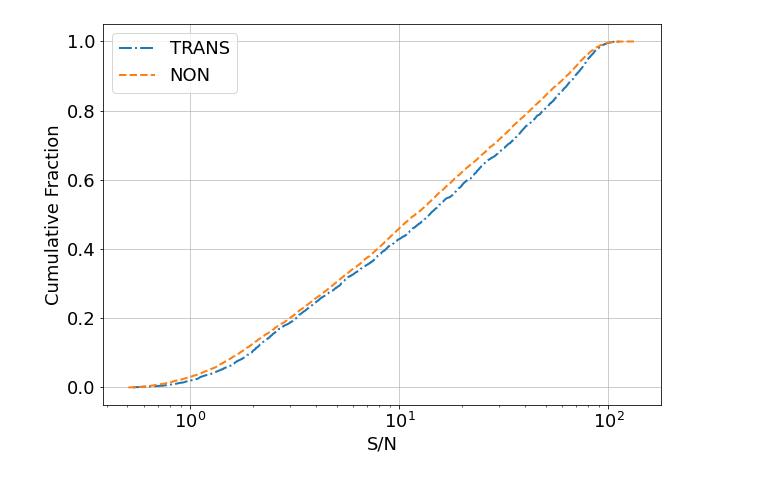
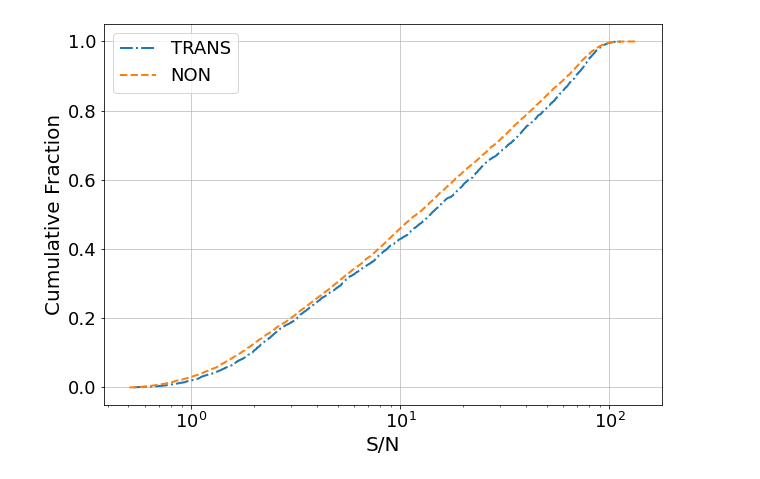
Before and after one commit to jsuarez314/tao, a Jupyter notebook: Explore_dataset.ipynb, the cells around one changed output. Cells and saved outputs as stored; diff of their text form; code cells hidden in the pictures.

```diff
--- a/Explore_dataset.ipynb
+++ b/Explore_dataset.ipynb
@@ -131,25 +136,25 @@ plt.show()
 # %%
 fig = plt.figure(figsize=(10,7))
 
 ii = (classes != 'NON')
 snm = np.sort(signal_noise_median[ii])
 n_points = len(snm)
 plt.plot(snm, np.linspace(0,1,n_points), label='TRANS', linestyle='-.', linewidth=2)
 
 ii = (classes == 'NON')
 snm = np.sort(signal_noise_median[ii])
 n_points = len(snm)
 plt.plot(snm, np.linspace(0,1,n_points), label='NON', linestyle='--', linewidth=2)
 
 plt.legend(markerscale=2.)
 plt.grid(alpha=0.8)
-plt.xlabel('S/N')
+plt.xlabel('S/N', fontsize=20)
 plt.xscale('log')
-plt.ylabel('Cumulative Fraction')
+plt.ylabel('Cumulative Fraction', fontsize=20)
 plt.savefig('./figs/cumulative_signalnoisse_TvsNT.pdf', bbox_inches='tight')
 plt.show()
 # %% [output]
-[figure, old version]
+[figure, new version]
 # %%
 fig = plt.figure(figsize=(10,7))
 for tclass, z in zip(['AGN','BZ','CV','SN','OTHER'],[':','--','-.',(0, (1, 10)),(0, (3, 5, 1, 5, 1, 5))]):
```
Also changed, not shown: parts of 11 cells of this notebook, 20 other files.
